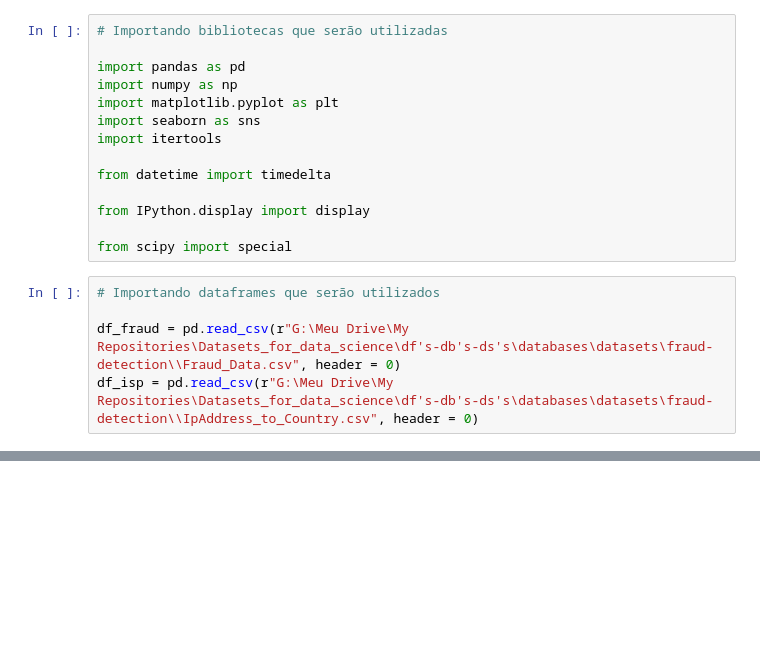
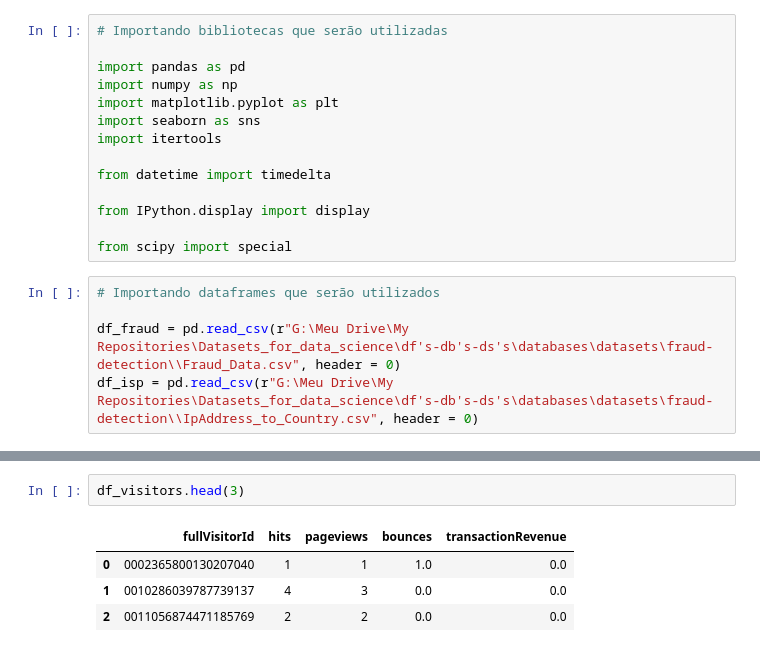
Before and after one commit to Dufyz/My_Laboratory, a Jupyter notebook: Jupyter Lab/ml_for_business/digital_business.ipynb, the cells around one changed output, grey strips where cells are left out. Cells and saved outputs as stored; diff of their text form; blank space fills up the shorter version.

```diff
--- a/Jupyter Lab/ml_for_business/digital_business.ipynb
+++ b/Jupyter Lab/ml_for_business/digital_business.ipynb
@@ -434,0 +509,7 @@ df_isp = pd.read_csv(r"G:\Meu Drive\My Repositories\Datasets_for_data_science\df
+# %%
+df_visitors.head(3)
+# %% [output]
+|  | fullVisitorId | hits | pageviews | bounces | transactionRevenue |
+| 0 | 0002365800130207040 | 1 | 1 | 1.0 | 0.0 |
+| 1 | 0010286039787739137 | 4 | 3 | 0.0 | 0.0 |
+| 2 | 0011056874471185769 | 2 | 2 | 0.0 | 0.0 |
```
Also changed, not shown: parts of 9 cells of this notebook.
